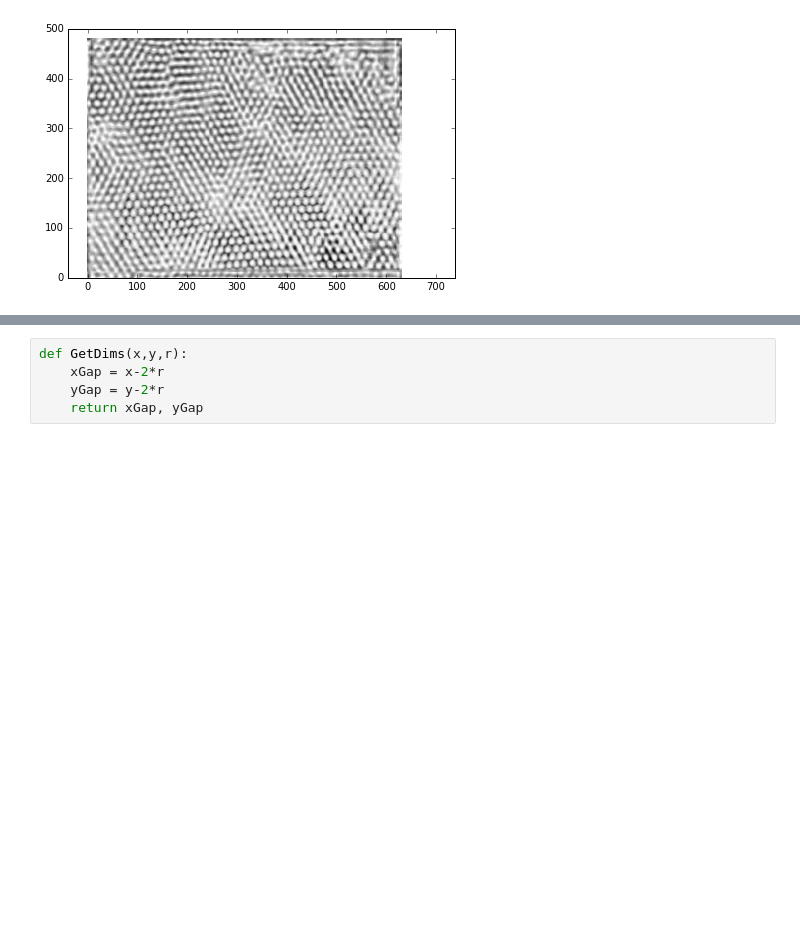
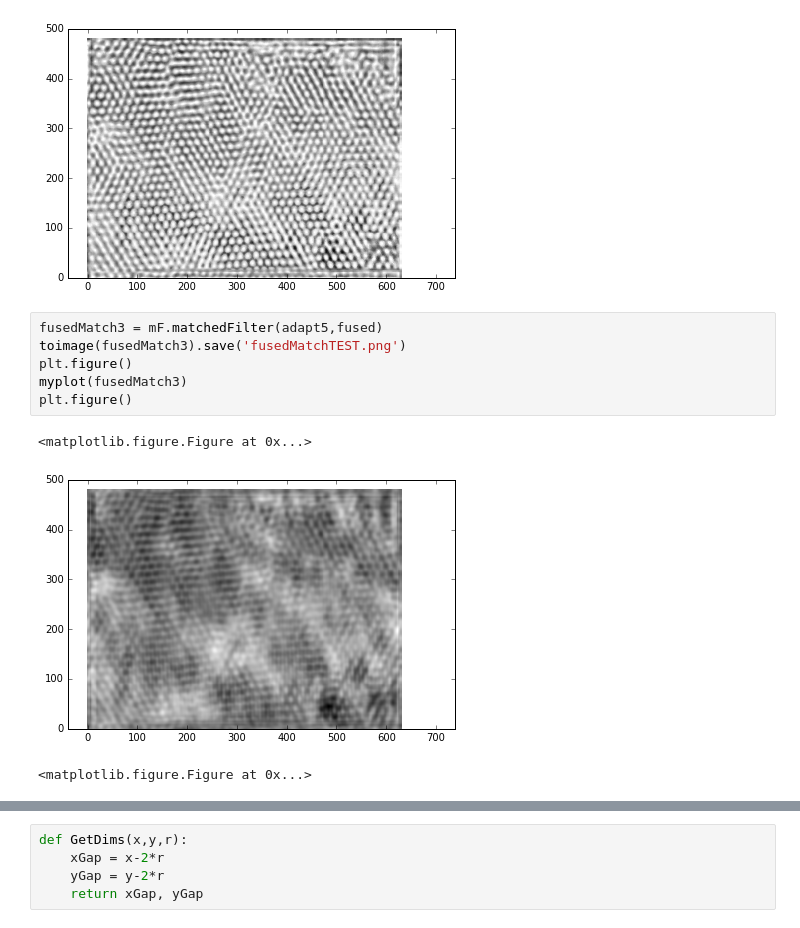
Before and after one commit to huskeypm/sparkdetection, a Jupyter notebook: roc/Real_ROC.ipynb, the cells around one changed output, grey strips where cells are left out. Saved outputs shown, nothing was run; the diff lists cells and outputs as text; blank space fills up the shorter version.

```diff
--- a/roc/Real_ROC.ipynb
+++ b/roc/Real_ROC.ipynb
@@ -425,3 +429,13 @@ adapt5 = ReadImg('clahe_5.jpg')
 myplot(adapt5)
 # %% [output]
 [figure]
+# %%
+fusedMatch3 = mF.matchedFilter(adapt5,fused)
+toimage(fusedMatch3).save('fusedMatchTEST.png')
+plt.figure()
+myplot(fusedMatch3)
+plt.figure()
+# %% [output]
+<matplotlib.figure.Figure at 0x...>
+[figure, added]
+<matplotlib.figure.Figure at 0x...>
```
Also changed, not shown: parts of 23 cells of this notebook, 1 other file.
